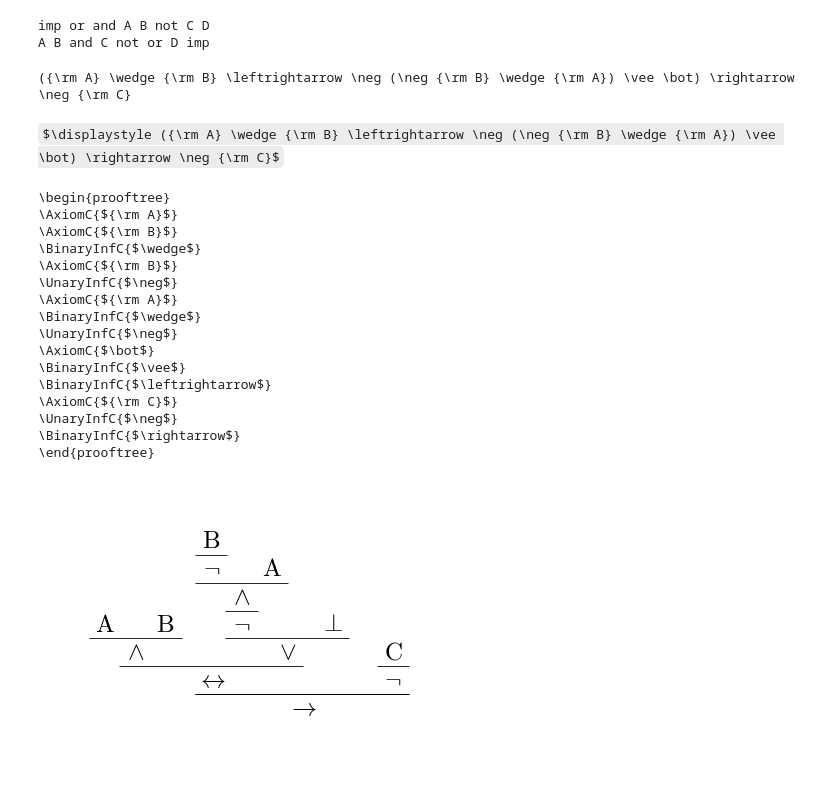
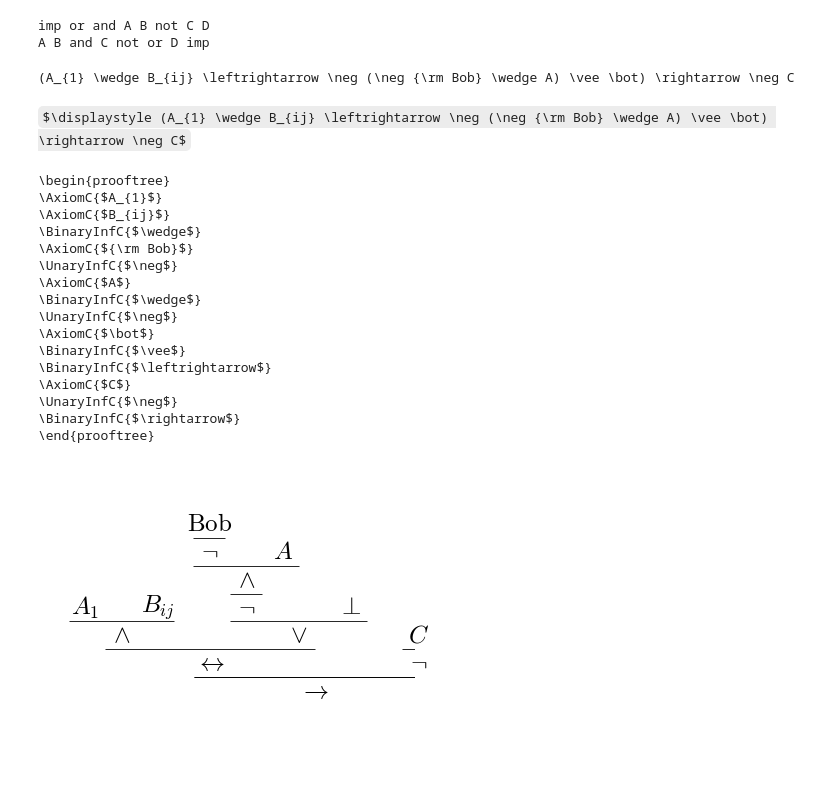
Before and after one commit to jhjeong314/Proofmood, a Jupyter notebook: propositional_logic_parser.ipynb, the cells around one changed output. Cells and saved outputs as stored; diff of their text form; code cells hidden in the pictures; some formulas as TeX source.

```diff
--- a/propositional_logic_parser.ipynb
+++ b/propositional_logic_parser.ipynb
@@ -60,30 +60,30 @@ testParser(input_formula, 'RPN')
 imp or and A B not C D
 A B and C not or D imp
 # %%
-input_formula = "A and B iff not (not (B) and A) or bot imp (not C)"
+input_formula = "A_1 and B_ij iff not (not Bob and A_) or bot imp (not C)"
 testParser(input_formula, 'infix_latex')
 testParser(input_formula, 'bussproof')
 testParser(input_formula, 'tree')
 # %% [output]
-({\rm A} \wedge {\rm B} \leftrightarrow \neg (\neg {\rm B} \wedge {\rm A}) \vee \bot) \rightarrow \neg {\rm C}
+(A_{1} \wedge B_{ij} \leftrightarrow \neg (\neg {\rm Bob} \wedge A) \vee \bot) \rightarrow \neg C
-$\displaystyle ({\rm A} \wedge {\rm B} \leftrightarrow \neg (\neg {\rm B} \wedge {\rm A}) \vee \bot) \rightarrow \neg {\rm C}$
+$\displaystyle (A_{1} \wedge B_{ij} \leftrightarrow \neg (\neg {\rm Bob} \wedge A) \vee \bot) \rightarrow \neg C$
 \begin{prooftree}
-\AxiomC{${\rm A}$}
-\AxiomC{${\rm B}$}
+\AxiomC{$A_{1}$}
+\AxiomC{$B_{ij}$}
 \BinaryInfC{$\wedge$}
-\AxiomC{${\rm B}$}
+\AxiomC{${\rm Bob}$}
 \UnaryInfC{$\neg$}
-\AxiomC{${\rm A}$}
+\AxiomC{$A$}
 \BinaryInfC{$\wedge$}
 \UnaryInfC{$\neg$}
 \AxiomC{$\bot$}
 \BinaryInfC{$\vee$}
 \BinaryInfC{$\leftrightarrow$}
-\AxiomC{${\rm C}$}
+\AxiomC{$C$}
 \UnaryInfC{$\neg$}
 \BinaryInfC{$\rightarrow$}
 \end{prooftree}
-[figure, old version]
+[figure, new version]
 # %%
 input_formula = "A and B and C" # associativity
 testParser(input_formula, 'infix_latex')
```
Also changed, not shown: parts of 7 cells of this notebook, 9 other files.
